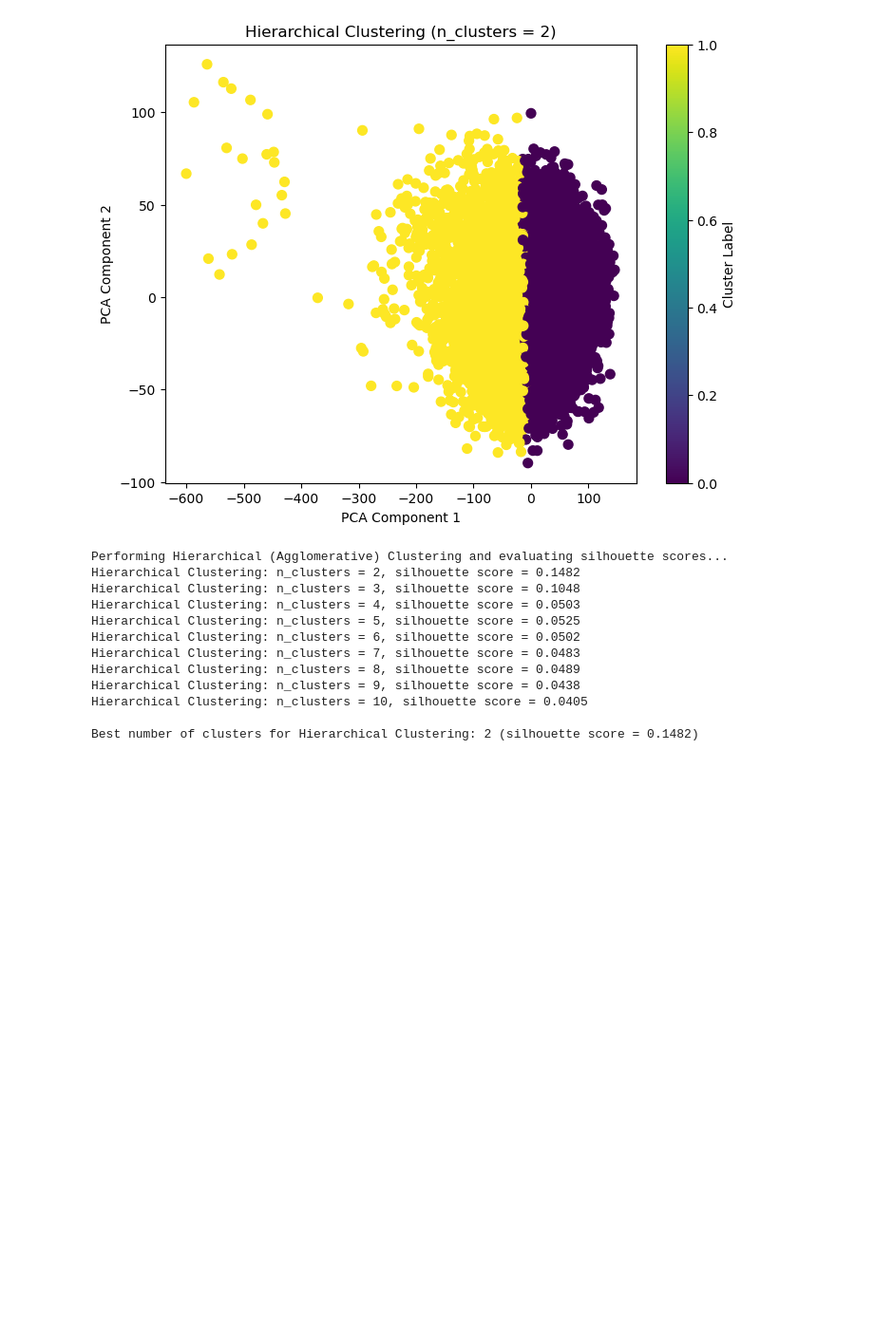
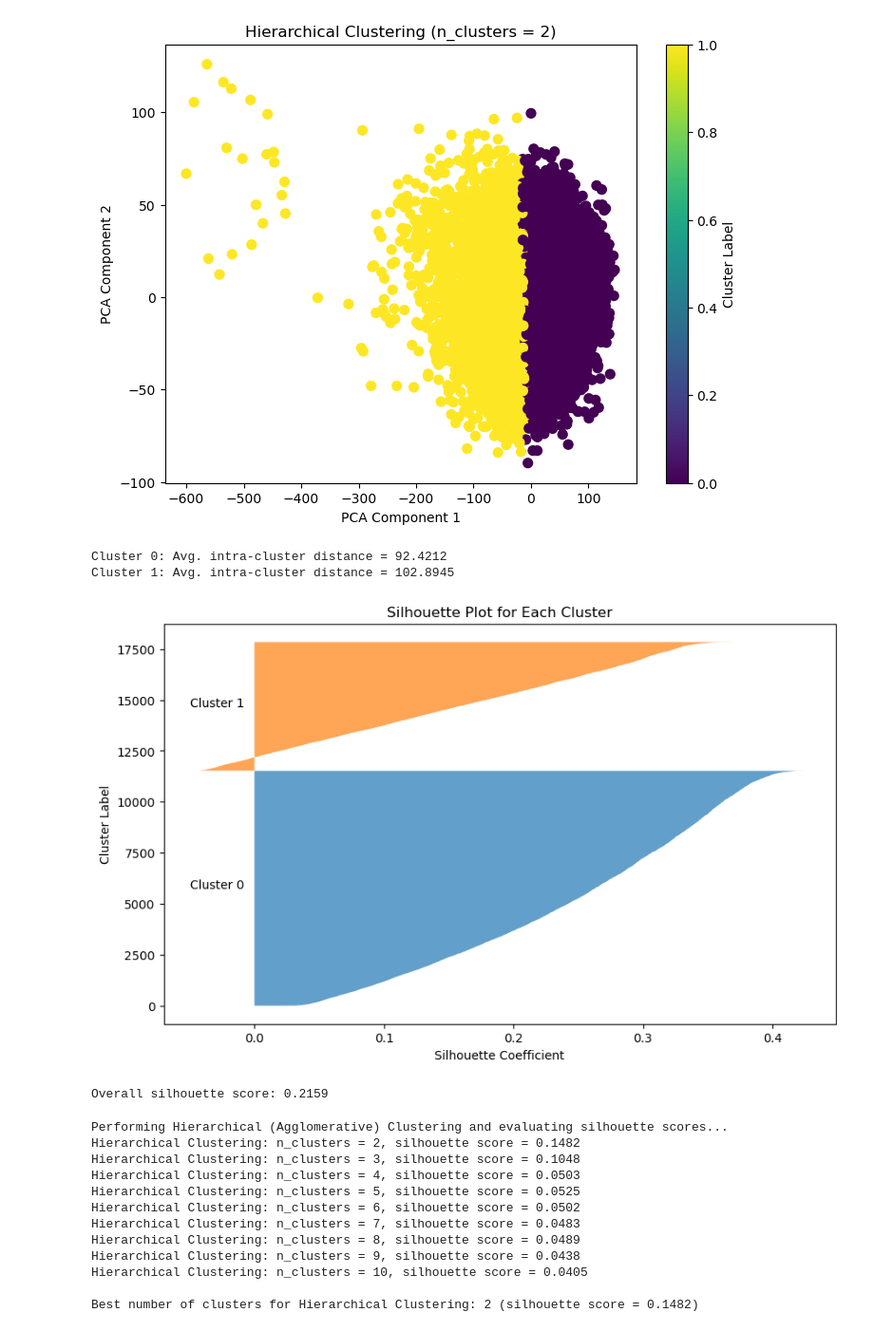
Before and after one commit to mrmh13801225/UT_ML_Project, a Jupyter notebook: src/FinalProject.ipynb, the cells around one changed output. Shown at 95% size. Saved outputs shown, nothing was run; the diff lists cells and outputs as text; code cells hidden in the pictures; blank space fills up the shorter version.

Commit message:
add clustering analytic data

```diff
--- a/src/FinalProject.ipynb
+++ b/src/FinalProject.ipynb
@@ -913,6 +913,61 @@ plt.show()
 # %% [output]
 Visualizing clustering results...
 [figure]
+# %%
+import numpy as np
+from sklearn.metrics import pairwise_distances, silhouette_samples, silhouette_score
+import matplotlib.pyplot as plt
+
+def analyze_cluster_cohesion(X, labels):
+    unique_labels = np.unique(labels)
+    cluster_cohesions = {}
+
+    for label in unique_labels:
+        cluster_points = X[labels == label]
+        # Compute pairwise distances within the cluster:
+        if len(cluster_points) > 1:
+            distances = pairwise_distances(cluster_points)
+            # We remove the diagonal (distance=0) by using a mask.
+            mask = ~np.eye(len(cluster_points), dtype=bool)
+            avg_distance = distances[mask].mean()
+            cluster_cohesions[label] = avg_distance
+            print(f"Cluster {label}: Avg. intra-cluster distance = {avg_distance:.4f}")
+        else:
+            cluster_cohesions[label] = 0.0
+            print(f"Cluster {label}: Only one sample.")
+
+    # Silhouette scores for each sample:
+    sample_silhouette_values = silhouette_samples(X, labels)
+
+    plt.figure(figsize=(10, 6))
+    y_lower = 10
+    for label in unique_labels:
+        cluster_silhouette = sample_silhouette_values[labels == label]
+        cluster_silhouette.sort()
+        size_cluster = cluster_silhouette.shape[0]
+        y_upper = y_lower + size_cluster
+        plt.fill_betweenx(np.arange(y_lower, y_upper),
+                          0, cluster_silhouette, alpha=0.7)
+        plt.text(-0.05, y_lower + 0.5 * size_cluster, f"Cluster {label}")
+        y_lower = y_upper + 10
+    plt.title("Silhouette Plot for Each Cluster")
+    plt.xlabel("Silhouette Coefficient")
+    plt.ylabel("Cluster Label")
+    plt.show()
+
+    # Overall silhouette score:
+    overall_score = silhouette_score(X, labels)
+    print(f"Overall silhouette score: {overall_score:.4f}")
+
+    return cluster_cohesions
+
+# Assume X is our feature matrix and hierarchical_labels are our cluster assignments:
+cluster_cohesions = analyze_cluster_cohesion(X, kmeans_labels)
+# %% [output]
+Cluster 0: Avg. intra-cluster distance = 92.4212
+Cluster 1: Avg. intra-cluster distance = 102.8945
+[figure, added]
+Overall silhouette score: 0.2159
 # %%
 print("\nPerforming Hierarchical (Agglomerative) Clustering and evaluating silhouette scores...")
 best_n_clusters = None
```
Also changed, not shown: parts of 1 cell of this notebook.
